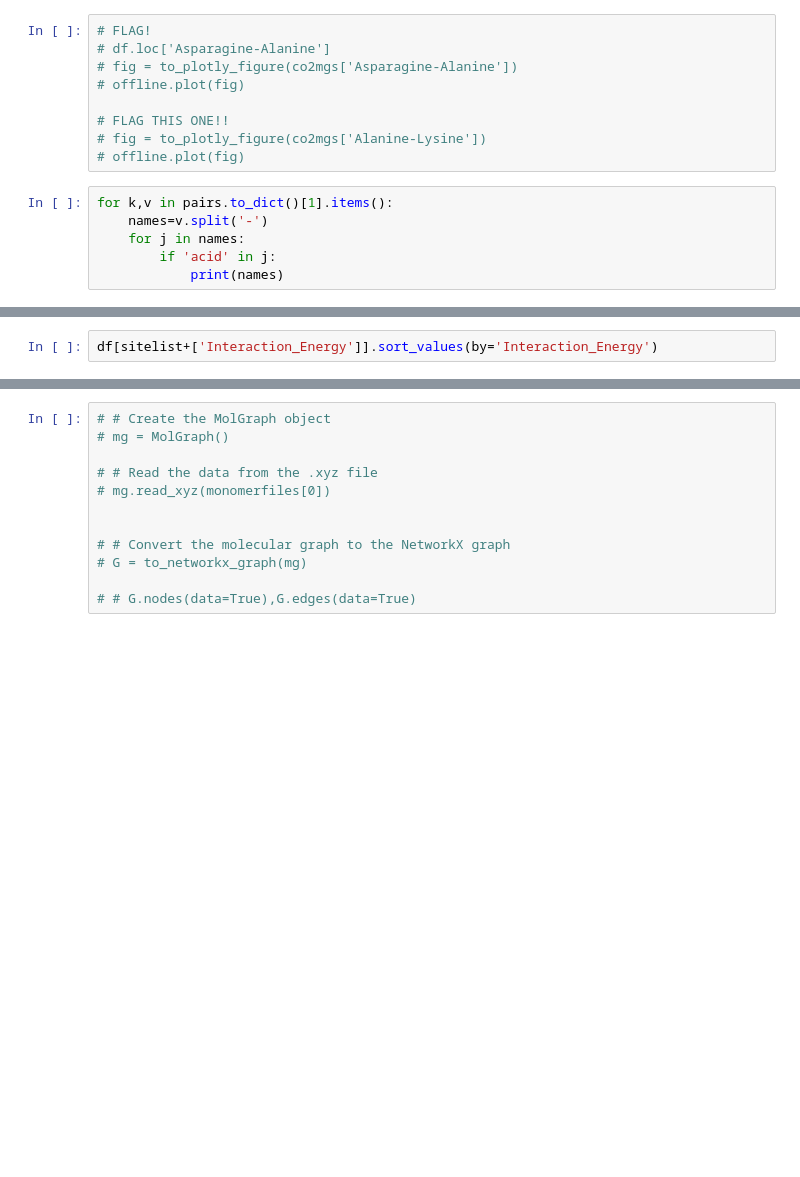
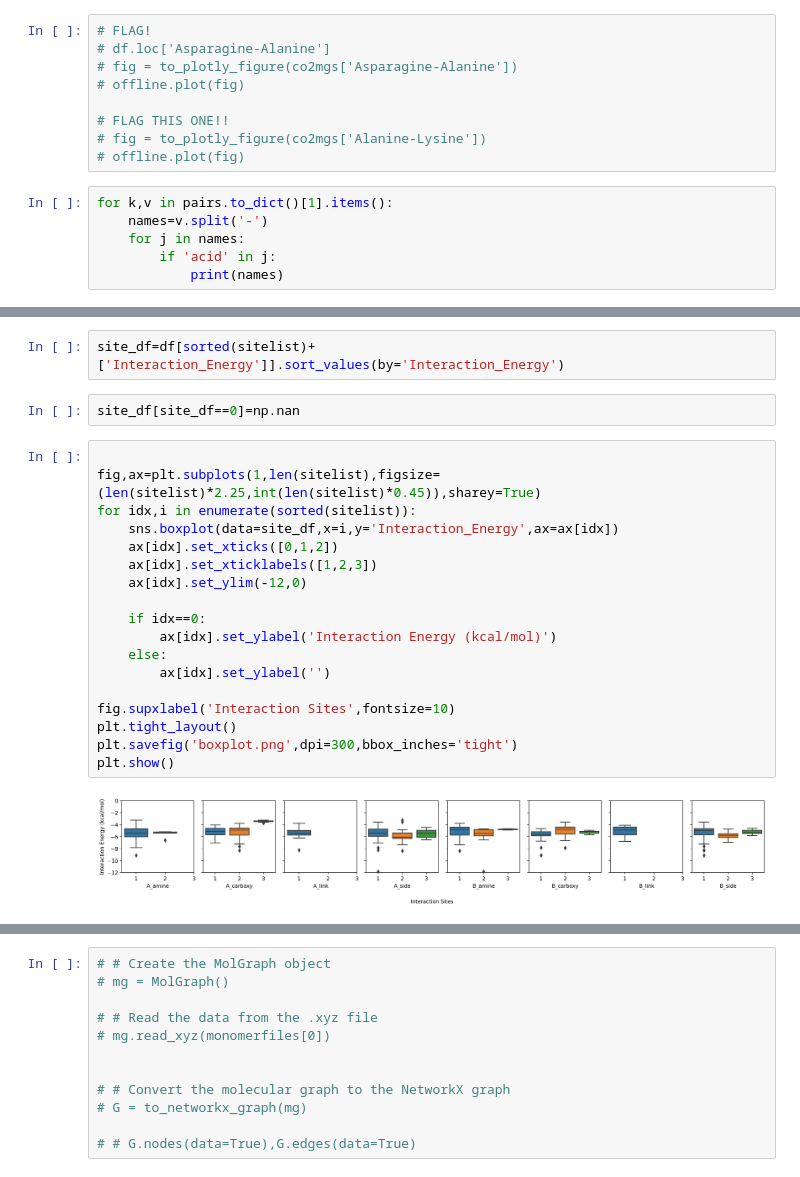
Before and after one commit to ChemRacer/dipeptide_co2, a Jupyter notebook: insights.ipynb, the cells around one changed output, grey strips where cells are left out. Saved outputs shown, nothing was run; the diff lists cells and outputs as text; blank space fills up the shorter version.

```diff
--- a/insights.ipynb
+++ b/insights.ipynb
@@ -226,3 +303,25 @@ plt.show()
 # %%
-df[sitelist+['Interaction_Energy']].sort_values(by='Interaction_Energy')
+site_df=df[sorted(sitelist)+['Interaction_Energy']].sort_values(by='Interaction_Energy')
+# %%
+site_df[site_df==0]=np.nan
+# %%
+
+fig,ax=plt.subplots(1,len(sitelist),figsize=(len(sitelist)*2.25,int(len(sitelist)*0.45)),sharey=True)
+for idx,i in enumerate(sorted(sitelist)):
+    sns.boxplot(data=site_df,x=i,y='Interaction_Energy',ax=ax[idx])
+    ax[idx].set_xticks([0,1,2])
+    ax[idx].set_xticklabels([1,2,3])
+    ax[idx].set_ylim(-12,0)
+
+    if idx==0:
+        ax[idx].set_ylabel('Interaction Energy (kcal/mol)')
+    else:
+        ax[idx].set_ylabel('')
+
+fig.supxlabel('Interaction Sites',fontsize=10)
+plt.tight_layout()
+plt.savefig('boxplot.png',dpi=300,bbox_inches='tight')
+plt.show()
+# %% [output]
+[figure, added]
 # %%
```
Also changed, not shown: parts of 30 cells of this notebook, 3 other files.
